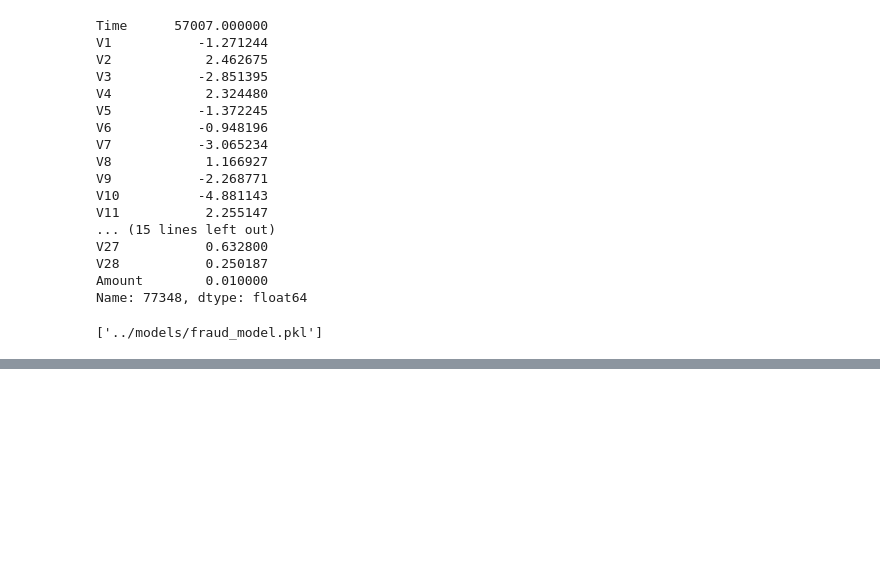
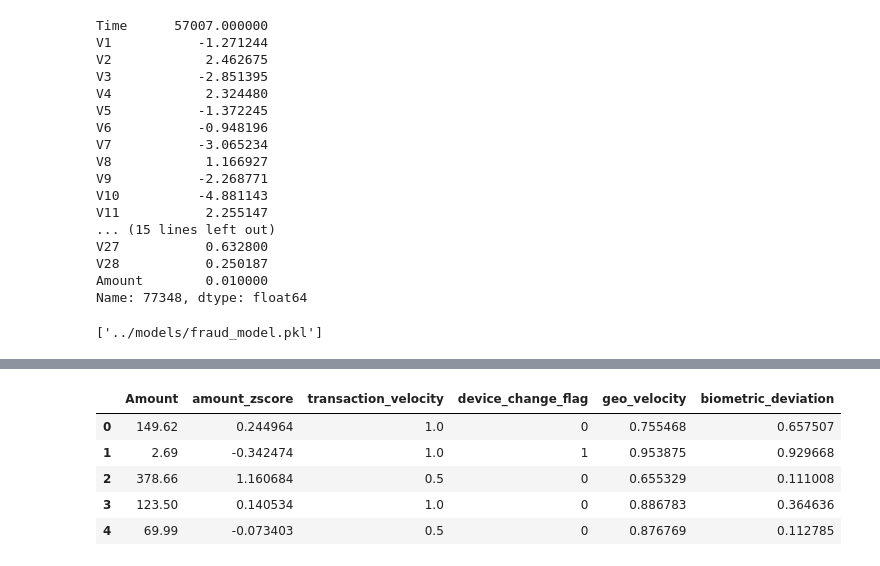
Before and after one commit to adritanotadorito/fraud-simulator, a Jupyter notebook: ml/notebooks/fraud_detection.ipynb, the cells around one changed output, grey strips where cells are left out. Saved outputs shown, nothing was run; the diff lists cells and outputs as text; code cells hidden in the pictures; blank space fills up the shorter version.

```diff
--- a/ml/notebooks/fraud_detection.ipynb
+++ b/ml/notebooks/fraud_detection.ipynb
@@ -226,0 +264,10 @@ joblib.dump(model, "../models/fraud_model.pkl")
+# %%
+# Transaction Velocity
+# simulating using transaction timestamps
+
+features_df["time_diff"] = features_df["Time"].diff().fillna(0)
+features_df["transaction_velocity"] = 1 / (features_df["time_diff"] + 1)
+features_df[["Time", "time_diff", "transaction_velocity"]].head()
+
+# Small gap between transactions = higher velocity
+# Large gap = lower velocity
@@ -226,0 +281,40 @@ joblib.dump(model, "../models/fraud_model.pkl")
+# %%
+# Simulated Device Change Flag
+# we dont have device IDs so we assume around 10% of transactions happen from a new device
+np.random.seed(42)
+features_df["device_change_flag"] = np.random.choice(
+    [0, 1],
+    size=len(features_df),
+    p=[0.9, 0.1]
+)
+# %%
+# Simulated Geo Velocity : represents how impossible the travel pattern is
+
+features_df["geo_velocity"] = np.random.uniform(
+    0,
+    1,
+    len(features_df)
+)
+# %%
+# Simulated Biometric Deviation
+features_df["biometric_deviation"] = np.random.uniform(
+    0,
+    1,
+    len(features_df)
+)
+# %%
+features_df[[
+    "Amount",
+    "amount_zscore",
+    "transaction_velocity",
+    "device_change_flag",
+    "geo_velocity",
+    "biometric_deviation"
+]].head()
+# %% [output]
+|  | Amount | amount_zscore | transaction_velocity | device_change_flag | geo_velocity | biometric_deviation |
+| 0 | 149.62 | 0.244964 | 1.0 | 0 | 0.755468 | 0.657507 |
+| 1 | 2.69 | -0.342474 | 1.0 | 1 | 0.953875 | 0.929668 |
+| 2 | 378.66 | 1.160684 | 0.5 | 0 | 0.655329 | 0.111008 |
+| 3 | 123.50 | 0.140534 | 1.0 | 0 | 0.886783 | 0.364636 |
+| 4 | 69.99 | -0.073403 | 0.5 | 0 | 0.876769 | 0.112785 |
```
Also changed, not shown: parts of 10 cells of this notebook, 8 other files.
